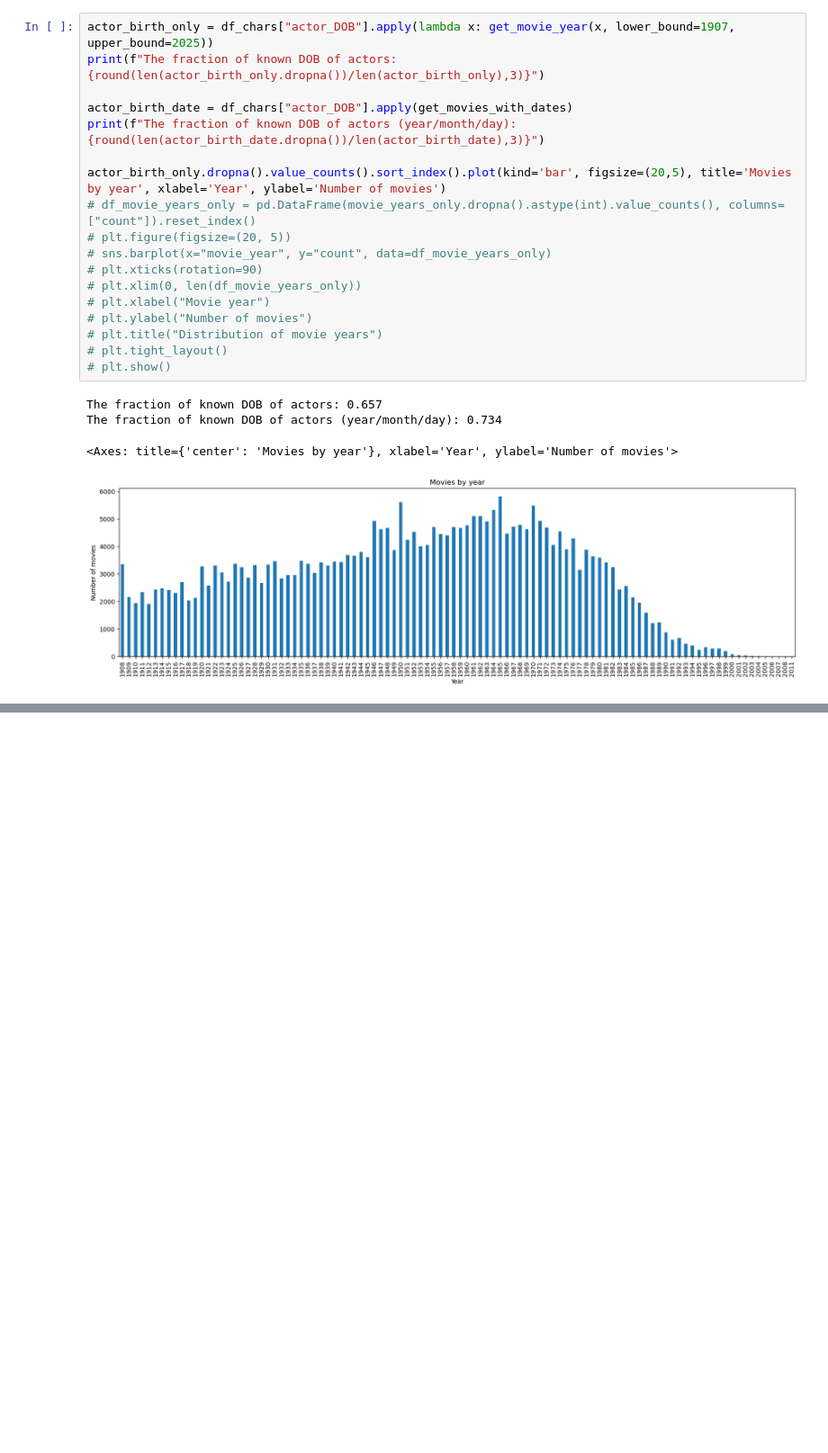
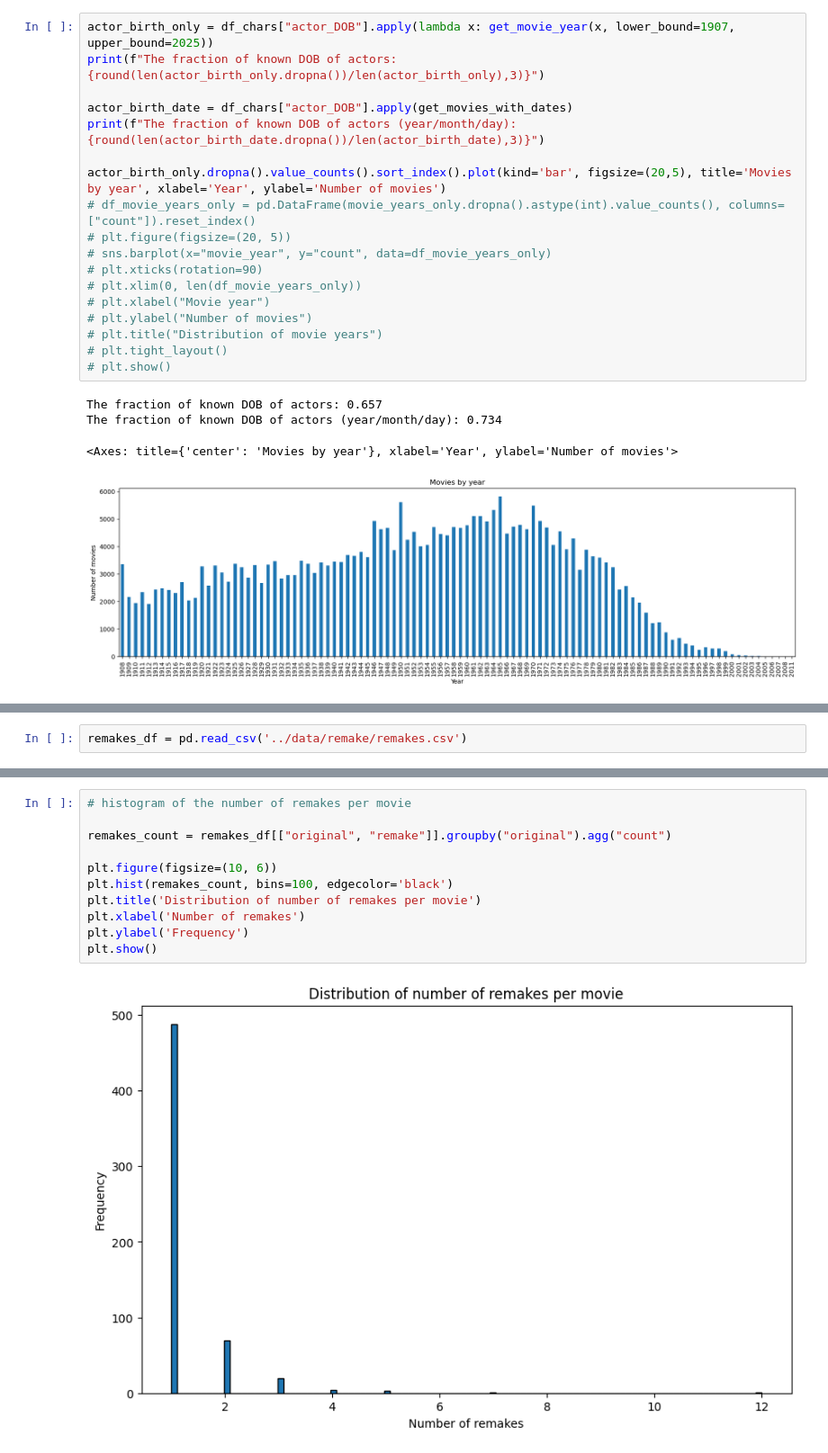
Before and after one commit to epfl-ada/ada-2024-project-madayam, a Jupyter notebook: notebooks/eda.ipynb, the cells around one changed output, grey strips where cells are left out. Shown at 90% size. Drawn from its saved outputs; the diff is of its cells as text; blank space fills up the shorter version.

Commit message:
add movie remakes eda

```diff
--- a/notebooks/eda.ipynb
+++ b/notebooks/eda.ipynb
@@ -384,0 +387,2 @@ The fraction of known DOB of actors (year/month/day): 0.734
+# %%
+remakes_df = pd.read_csv('../data/remake/remakes.csv')
@@ -384,0 +398,13 @@ The fraction of known DOB of actors (year/month/day): 0.734
+# %%
+# histogram of the number of remakes per movie
+
+remakes_count = remakes_df[["original", "remake"]].groupby("original").agg("count")
+
+plt.figure(figsize=(10, 6))
+plt.hist(remakes_count, bins=100, edgecolor='black')
+plt.title('Distribution of number of remakes per movie')
+plt.xlabel('Number of remakes')
+plt.ylabel('Frequency')
+plt.show()
+# %% [output]
+[figure, added]
```
Also changed, not shown: parts of 4 cells of this notebook, 1 other file.
